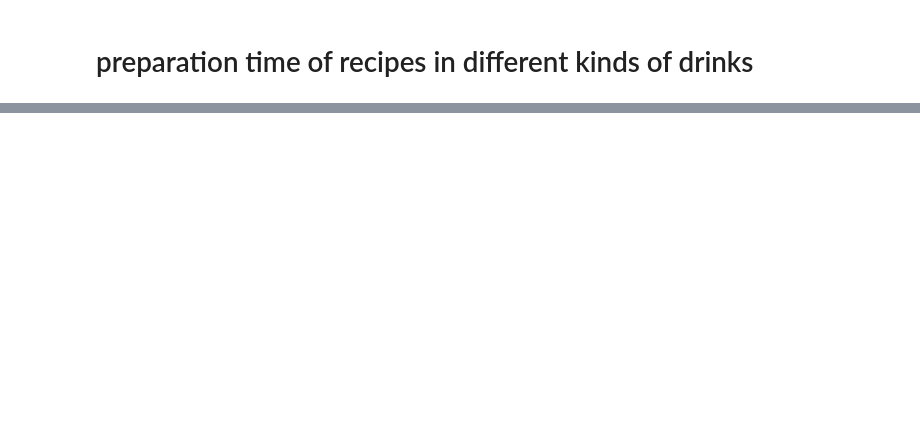
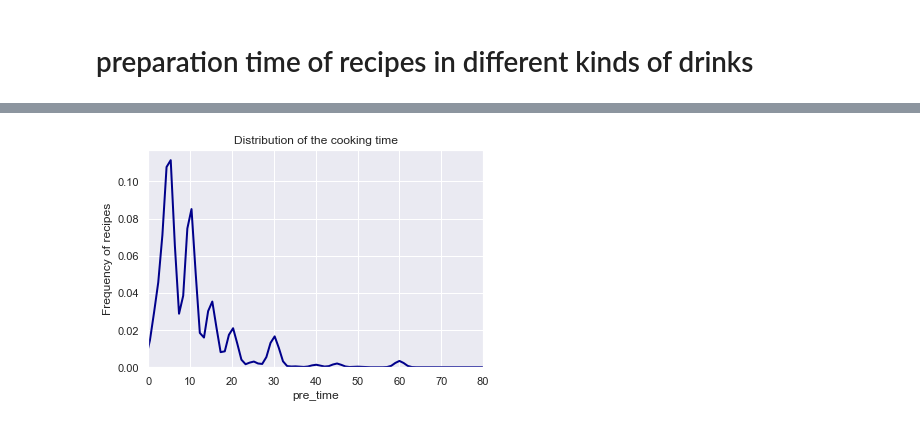
Before and after one commit to sunwen0120/Pratikum, a Jupyter notebook: wen_sun/Getränke analyse/Getränke.ipynb, the cells around one changed output, grey strips where cells are left out. Cells and saved outputs as stored; diff of their text form; code cells hidden in the pictures; blank space fills up the shorter version.

```diff
--- a/wen_sun/Getränke analyse/Getränke.ipynb
+++ b/wen_sun/Getränke analyse/Getränke.ipynb
@@ -168 +242,12 @@ See the caveats in the documentation: http://pandas.pydata.org/pandas-docs/stabl
 11998 rows × 14 columns
+# %%
+threshold=80
+ax = sns.distplot(df_time['pre_time'],hist=False, kde=True,
+             bins=int(180/5), color = 'darkblue',
+             hist_kws={'edgecolor':'black'},
+             kde_kws={'linewidth': 2})
+ax.set_ylabel('Frequency of recipes')
+ax.set_title('Distribution of the cooking time')
+a = ax.set_xlim((0,threshold))
+# %% [output]
+[figure, added]
```
Also changed, not shown: parts of 21 cells of this notebook, 2 other files.
